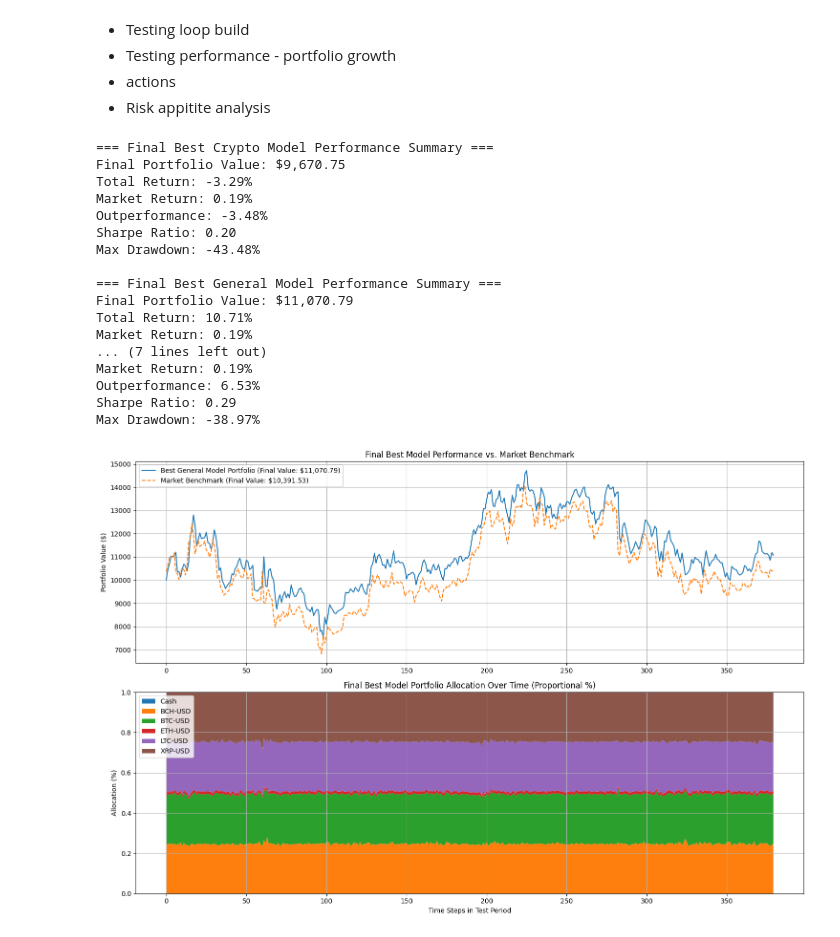
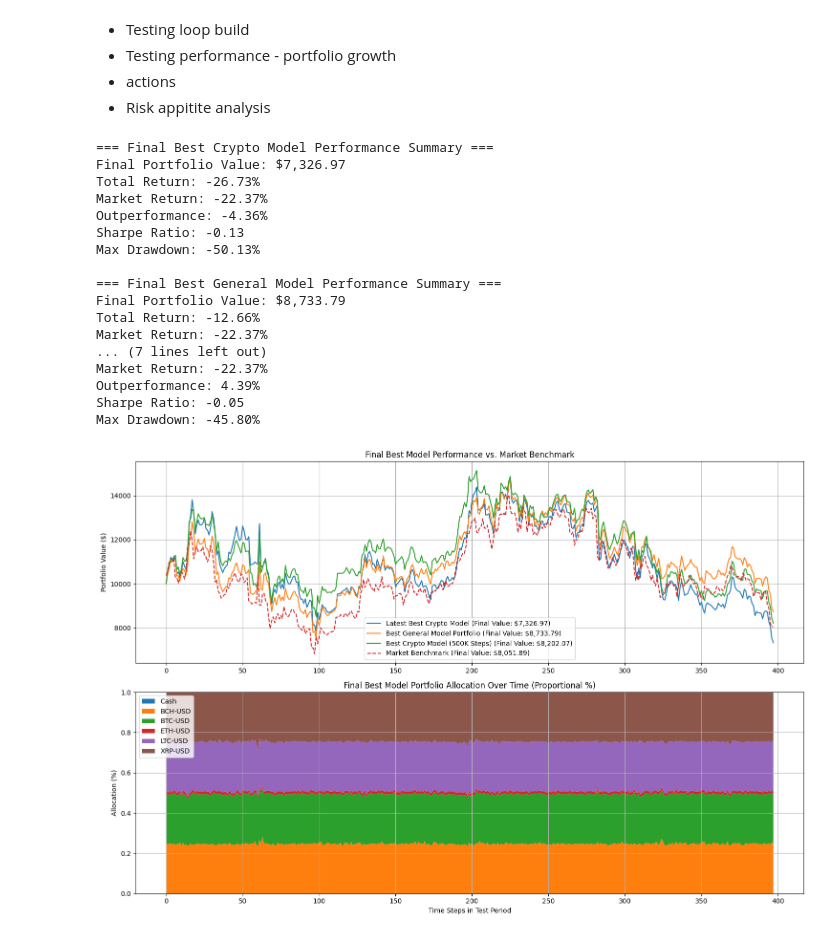
Before and after one commit to ZacUWH/Python-Projects, a Jupyter notebook: quant ml/crypto model build/crypto_index_Model.ipynb, the cells around one changed output. Saved outputs shown, nothing was run; the diff lists cells and outputs as text; code cells hidden in the pictures.

```diff
--- a/quant ml/crypto model build/crypto_index_Model.ipynb
+++ b/quant ml/crypto model build/crypto_index_Model.ipynb
@@ -518,12 +519,12 @@ plt.figure(figsize=(15, 10))
 # 1. TOP PLOT — Portfolio Value vs Benchmark
 # =========================================================
 ax1 = plt.subplot(2, 1, 1)
-# ax1.plot(latest_pv,
-#          label=f"Latest Best Crypto Model (Final Value: ${latest_pv[-1]:,.2f})")
+ax1.plot(latest_pv,
+         label=f"Latest Best Crypto Model (Final Value: ${latest_pv[-1]:,.2f})")
 ax1.plot(final_pv,
          label=f"Best General Model Portfolio (Final Value: ${final_pv[-1]:,.2f})")
-# ax1.plot(final_pv_crypto,
-        #  label=f"Best Crypto Model (500K Steps) (Final Value: ${final_pv_crypto[-1]:,.2f})")
+ax1.plot(final_pv_crypto,
+         label=f"Best Crypto Model (500K Steps) (Final Value: ${final_pv_crypto[-1]:,.2f})")
 ax1.plot(final_bv,
          label=f"Market Benchmark (Final Value: ${final_bv[-1]:,.2f})",
          linestyle='--')
@@ -538,47 +539,47 @@ ax1.grid(True)
 # =========================================================
 
 # Convert allocation values -> percentages of total portfolio
 alloc = np.array(final_alloc)          # shape: (T, assets+cash)
 alloc_pct = alloc / alloc.sum(axis=1, keepdims=True)
 alloc_T_pct = alloc_pct.T
 labels = ['Cash'] + test_env.tickers
 ax2 = plt.subplot(2, 1, 2)
 ax2.stackplot(
     np.arange(len(final_pv)),
     alloc_T_pct,
     labels=labels,
     alpha=1
 )
 ax2.set_title("Final Best Model Portfolio Allocation Over Time (Proportional %)")
 ax2.set_ylabel("Allocation (%)")
 ax2.set_xlabel("Time Steps in Test Period")
 ax2.set_ylim(0, 1)       # Makes it a clean 0–100% stackplot
 ax2.legend(loc='upper left')
 ax2.grid(True)
 
 plt.tight_layout()
 plt.show()
 
 print()
 # %% [output]
 === Final Best Crypto Model Performance Summary ===
-Final Portfolio Value: $9,670.75
-Total Return: -3.29%
-Market Return: 0.19%
-Outperformance: -3.48%
-Sharpe Ratio: 0.20
-Max Drawdown: -43.48%
+Final Portfolio Value: $7,326.97
+Total Return: -26.73%
+Market Return: -22.37%
+Outperformance: -4.36%
+Sharpe Ratio: -0.13
+Max Drawdown: -50.13%
 
 === Final Best General Model Performance Summary ===
-Final Portfolio Value: $11,070.79
-Total Return: 10.71%
-Market Return: 0.19%
+Final Portfolio Value: $8,733.79
+Total Return: -12.66%
+Market Return: -22.37%
 ... (7 lines left out)
-Market Return: 0.19%
-Outperformance: 6.53%
-Sharpe Ratio: 0.29
-Max Drawdown: -38.97%
+Market Return: -22.37%
+Outperformance: 4.39%
+Sharpe Ratio: -0.05
+Max Drawdown: -45.80%
-[figure, old version]
+[figure, new version]
 # %%
 allocation_df = pd.DataFrame(final_alloc, columns=['Cash'] + test_env.tickers)
 print(allocation_df.info())
```
Also changed, not shown: parts of 5 cells of this notebook, 15 other files.
